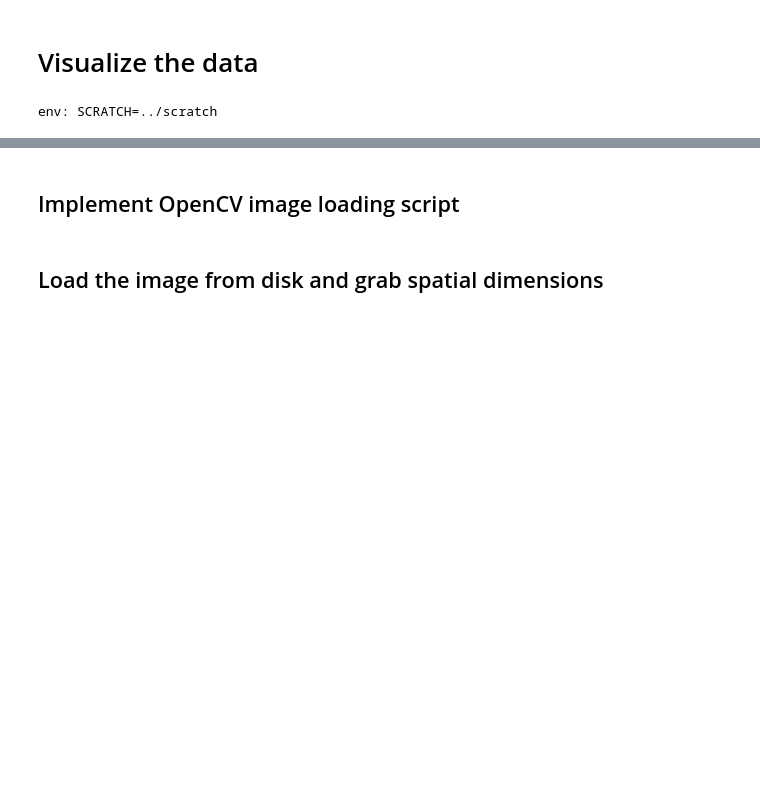
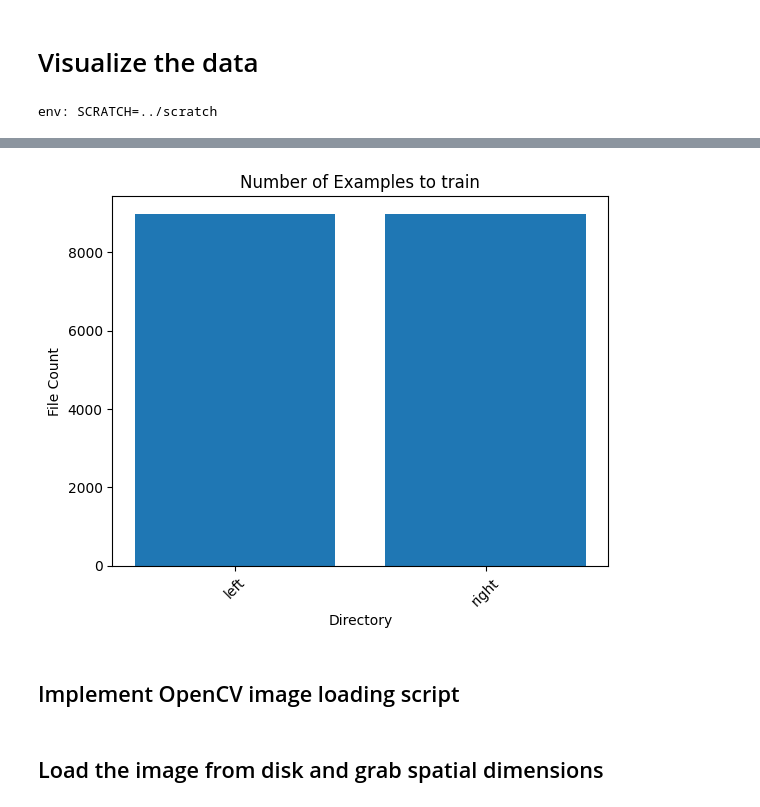
Before and after one commit to redhat-na-ssa/datasci-fingerprint, a Jupyter notebook: notebooks/2.0-visualize-data.ipynb, the cells around one changed output, grey strips where cells are left out. Cells and saved outputs as stored; diff of their text form; code cells hidden in the pictures; blank space fills up the shorter version.

Commit message:
update exploring images more

```diff
--- a/notebooks/2.0-visualize-data.ipynb
+++ b/notebooks/2.0-visualize-data.ipynb
@@ -16,6 +14,0 @@ Matplotlib relies on the Pillow library to load image data.
-# %%
-file_count = sum(len(files) for _, _, files in os.walk(scratch_path + "/train/left/"))
-print(file_count)
-
-file_count = sum(len(files) for _, _, files in os.walk(scratch_path + "/train/right/"))
-print(file_count)
@@ -25,3 +19,32 @@ print(file_count)
+# %%
+directories = [scratch_path + "/train/left/", scratch_path + "/train/right/"]
+
+file_data = {}
+
+for directory in directories:
+    file_count = sum(len(files) for _, _, files in os.walk(directory))
+    dir_name = os.path.basename(directory.rstrip('/'))
+    file_data[dir_name] = file_count
+
+# Extract filenames and file counts from the file_data dictionary
+filenames = list(file_data.keys())
+file_counts = list(file_data.values())
+
+# Create the histogram
+plt.bar(filenames, file_counts)
+
+# Set the labels and title
+plt.xlabel('Directory')
+plt.ylabel('File Count')
+plt.title('Number of Examples to train')
+
+# Rotate the x-axis labels for better visibility
+plt.xticks(rotation=45)
+
+# Display the histogram
+plt.show()
+# %% [output]
+[figure, added]
 # %%
 # import the necessary libraries
 from matplotlib import pyplot as plt
```
Also changed, not shown: parts of 5 cells of this notebook.
